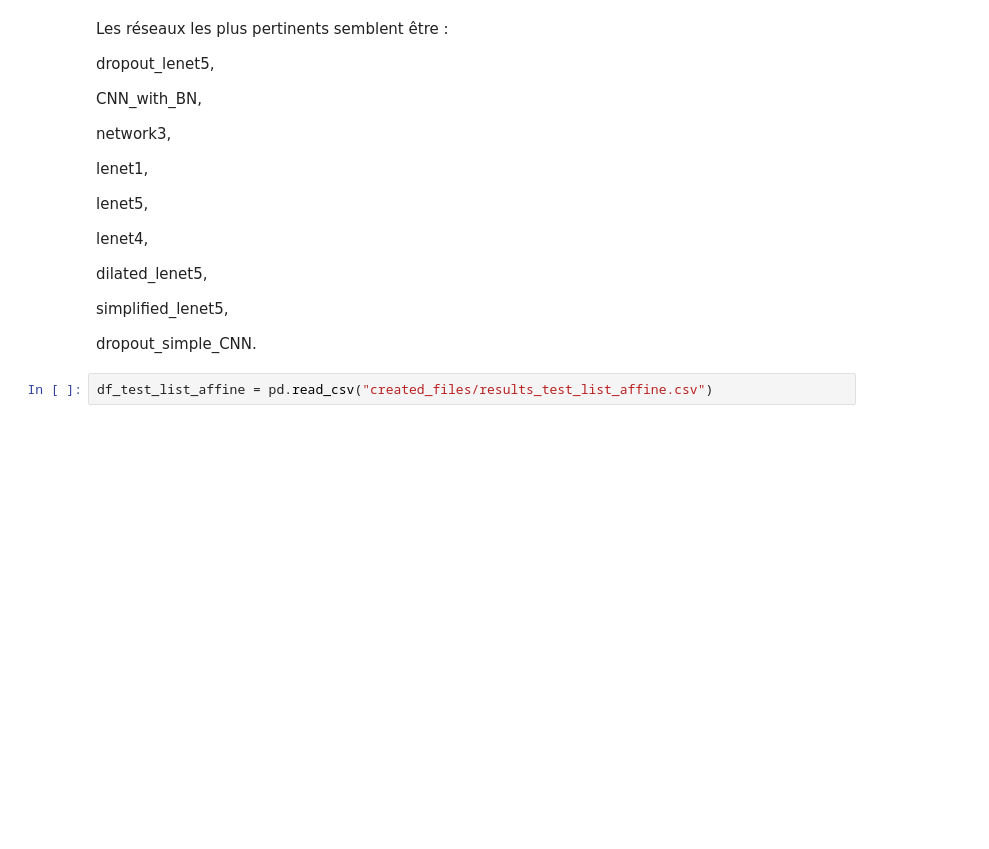
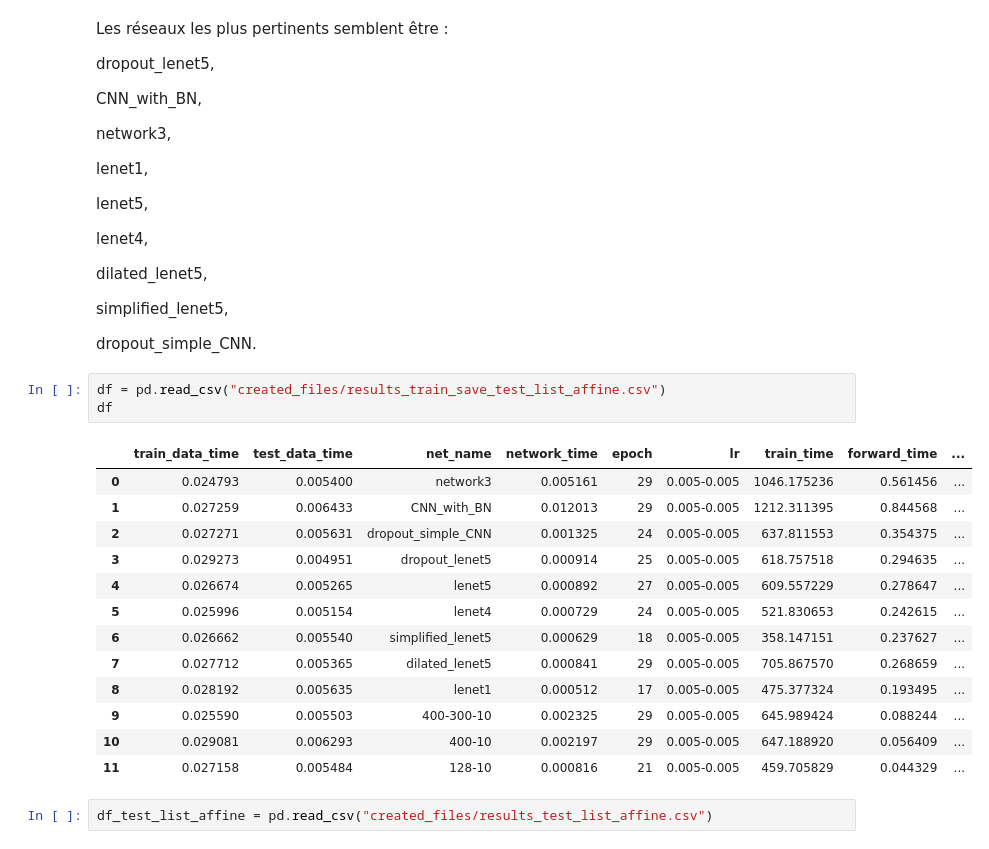
Before and after one commit to big-gic/CNN_Hekzam, a Jupyter notebook: analyse.ipynb, the cells around one changed output. Drawn from its saved outputs; the diff is of its cells as text; blank space fills up the shorter version.

```diff
--- a/analyse.ipynb
+++ b/analyse.ipynb
@@ -433,6 +513,23 @@ dilated_lenet5,
 simplified_lenet5,
 
 dropout_simple_CNN.
+# %%
+df = pd.read_csv("created_files/results_train_save_test_list_affine.csv")
+df
+# %% [output]
+|  | train_data_time | test_data_time | net_name | network_time | epoch | lr | train_time | forward_time | ... |
+| 0 | 0.024793 | 0.005400 | network3 | 0.005161 | 29 | 0.005-0.005 | 1046.175236 | 0.561456 | ... |
+| 1 | 0.027259 | 0.006433 | CNN_with_BN | 0.012013 | 29 | 0.005-0.005 | 1212.311395 | 0.844568 | ... |
+| 2 | 0.027271 | 0.005631 | dropout_simple_CNN | 0.001325 | 24 | 0.005-0.005 | 637.811553 | 0.354375 | ... |
+| 3 | 0.029273 | 0.004951 | dropout_lenet5 | 0.000914 | 25 | 0.005-0.005 | 618.757518 | 0.294635 | ... |
+| 4 | 0.026674 | 0.005265 | lenet5 | 0.000892 | 27 | 0.005-0.005 | 609.557229 | 0.278647 | ... |
+| 5 | 0.025996 | 0.005154 | lenet4 | 0.000729 | 24 | 0.005-0.005 | 521.830653 | 0.242615 | ... |
+| 6 | 0.026662 | 0.005540 | simplified_lenet5 | 0.000629 | 18 | 0.005-0.005 | 358.147151 | 0.237627 | ... |
+| 7 | 0.027712 | 0.005365 | dilated_lenet5 | 0.000841 | 29 | 0.005-0.005 | 705.867570 | 0.268659 | ... |
+| 8 | 0.028192 | 0.005635 | lenet1 | 0.000512 | 17 | 0.005-0.005 | 475.377324 | 0.193495 | ... |
+| 9 | 0.025590 | 0.005503 | 400-300-10 | 0.002325 | 29 | 0.005-0.005 | 645.989424 | 0.088244 | ... |
+| 10 | 0.029081 | 0.006293 | 400-10 | 0.002197 | 29 | 0.005-0.005 | 647.188920 | 0.056409 | ... |
+| 11 | 0.027158 | 0.005484 | 128-10 | 0.000816 | 21 | 0.005-0.005 | 459.705829 | 0.044329 | ... |
 # %%
 df_test_list_affine = pd.read_csv("created_files/results_test_list_affine.csv")
 # %%
```
Also changed, not shown: parts of 5 cells of this notebook, 46 other files.
